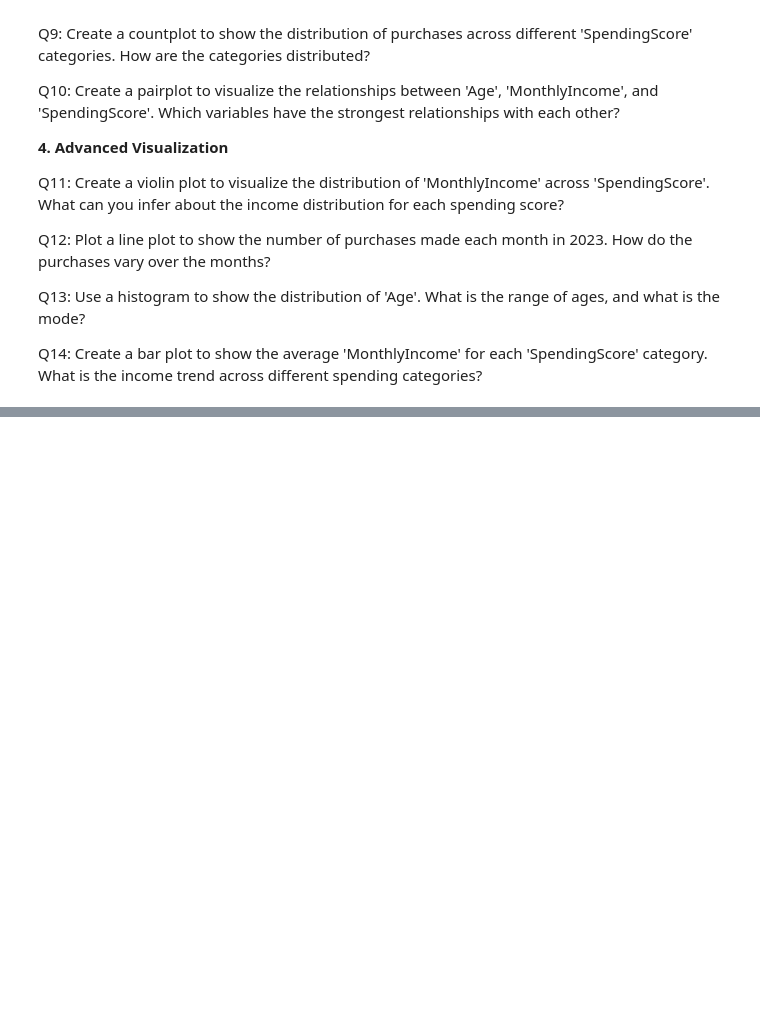
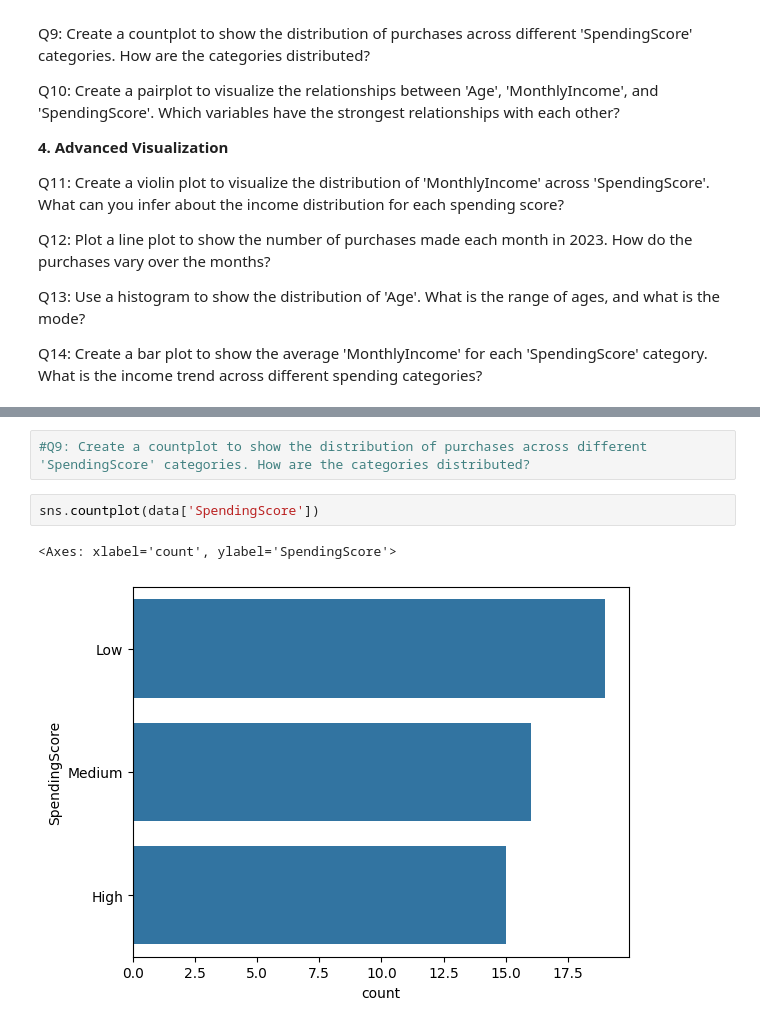
Before and after one commit to pallavimanjare/AIML_programs, a Jupyter notebook: DataVisualization/Assignment_Seaborn_Ordinal.ipynb, the cells around one changed output, grey strips where cells are left out. Saved outputs shown, nothing was run; the diff lists cells and outputs as text; blank space fills up the shorter version.

```diff
--- a/DataVisualization/Assignment_Seaborn_Ordinal.ipynb
+++ b/DataVisualization/Assignment_Seaborn_Ordinal.ipynb
@@ -259,0 +222,7 @@ sns.barplot(data = custdf, x='SpendingScore', y='MonthlyIncome')
+# %%
+#Q9: Create a countplot to show the distribution of purchases across different 'SpendingScore' categories. How are the categories distributed?
+# %%
+sns.countplot(data['SpendingScore'])
+# %% [output]
+<Axes: xlabel='count', ylabel='SpendingScore'>
+[figure, added]
```
Also changed, not shown: parts of 59 cells of this notebook.
